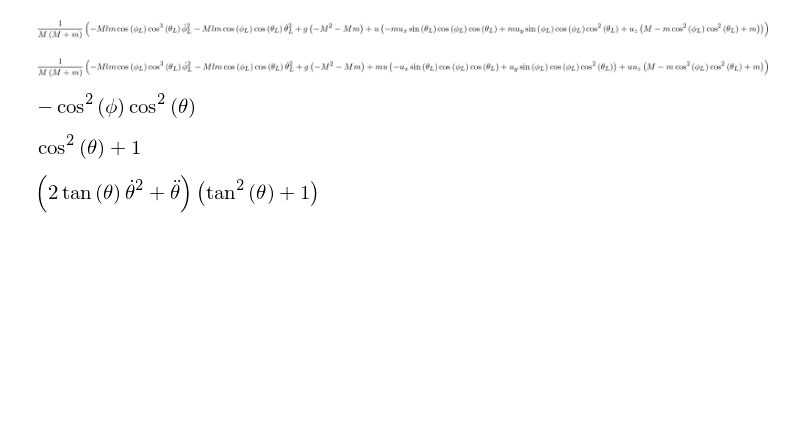
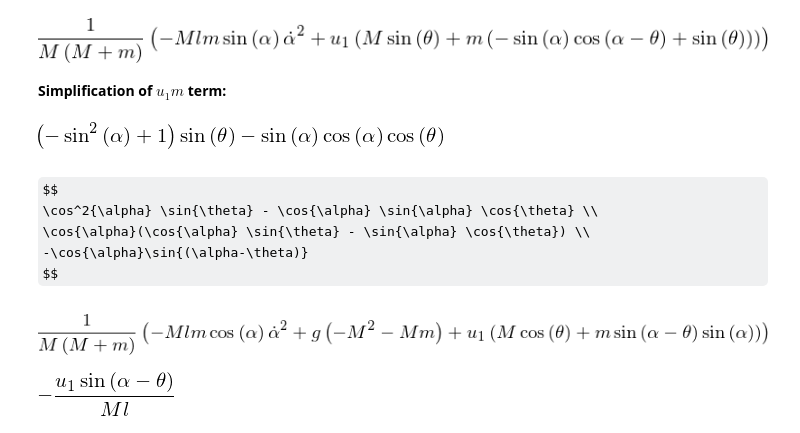
Before and after one commit to mateus-amarante/master_thesis, a Jupyter notebook: modeling/quadrotor2d_slung.ipynb, the cells around one changed output. Drawn from its saved outputs; the diff is of its cells as text; code cells hidden in the pictures; some formulas as TeX source; blank space fills up the shorter version.

```diff
--- a/modeling/quadrotor2d_slung.ipynb
+++ b/modeling/quadrotor2d_slung.ipynb
@@ -130,8 +100,0 @@ thetaLddot
-# %%
-xddot = res[diff(x,t,2)]
-xddot = collect(xddot,diff(phiL,t)**2)
-xddot = collect(xddot,u*ux)
-xddot = collect(xddot,u*uy)
-xddot = collect(xddot,u*uz)
-xddot = simplify(xddot)
-xddot
@@ -165,26 +101,32 @@ trigsimp(cos(phi)**2*cos(theta)**2-cos(theta)**2)
-# %%
-zddot = res[diff(z,t,2)]
-zddot = collect(zddot,g)
-zddot = collect(zddot,u*ux)
-zddot = collect(zddot,u*uy)
-zddot = collect(zddot,u*uz)
-zddot = collect(zddot,u)
-zddot
-# %% [output]
-[figure, removed]
-# %%
-collect(zddot,m*u)
-# %% [output]
-[figure, removed]
-# %%
-trigsimp(-cos(phi)**2*cos(theta)**2)
-# %% [output]
-[figure, removed]
-# %%
-expand_trig(cos(theta)**2+1)
-# %% [output]
-[figure, removed]
-# %%
-diff(tan(theta),t,2)
-# %% [output]
-[figure, removed]
+# %%
+fx = res[xddot]
+fx = collect(collect(fx,m*u1),u1)
+fx
+# %% [output]
+[figure, added]
+# %% [markdown]
+**Simplification of $u_1m$ term:**
+# %%
+aux = expand(expand_trig(-sin(alpha)*cos(alpha-theta)+sin(theta)))
+aux = collect(aux,sin(theta))
+aux
+# %% [output]
+[figure, added]
+# %% [markdown]
+$$
+\cos^2{\alpha} \sin{\theta} - \cos{\alpha} \sin{\alpha} \cos{\theta} \\
+\cos{\alpha}(\cos{\alpha} \sin{\theta} - \sin{\alpha} \cos{\theta}) \\
+-\cos{\alpha}\sin{(\alpha-\theta)}
+$$
+# %%
+fz = res[zddot]
+fz = collect(fz,u1)
+fz = collect(fz,g)
+fz
+# %% [output]
+[figure, added]
+# %%
+falpha = res[alphaddot]
+falpha
+# %% [output]
+[figure, added]
```
Also changed, not shown: parts of 42 cells of this notebook, 1 other file.
